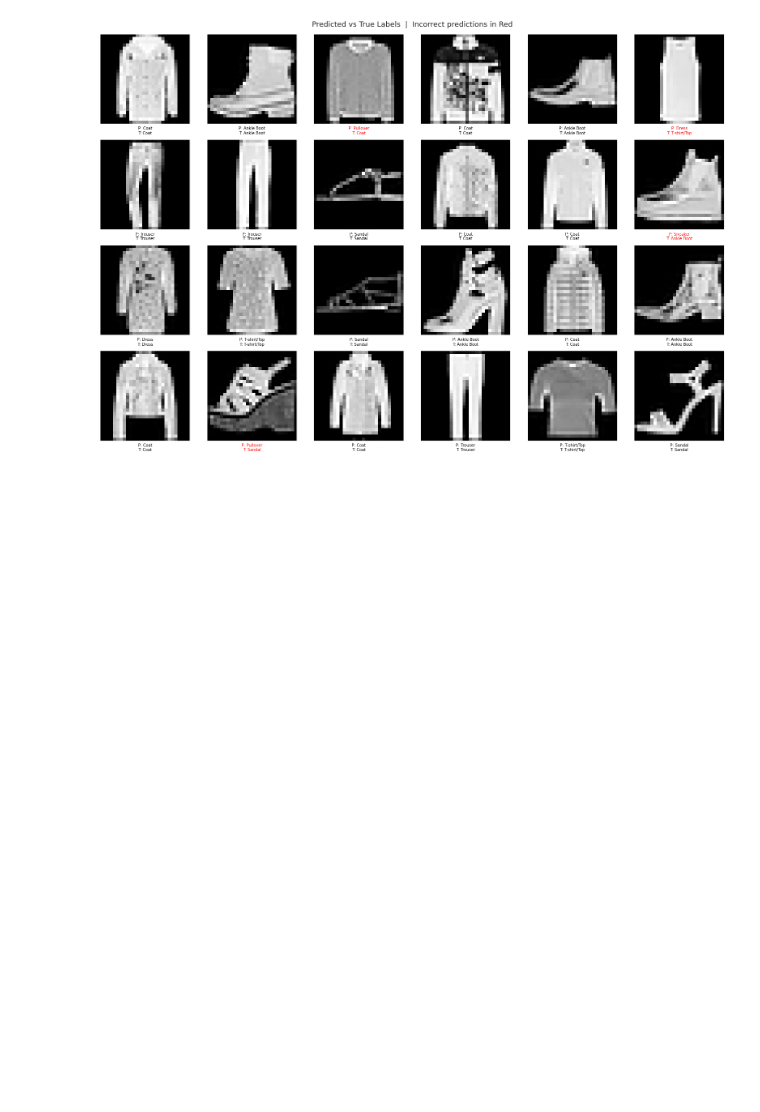
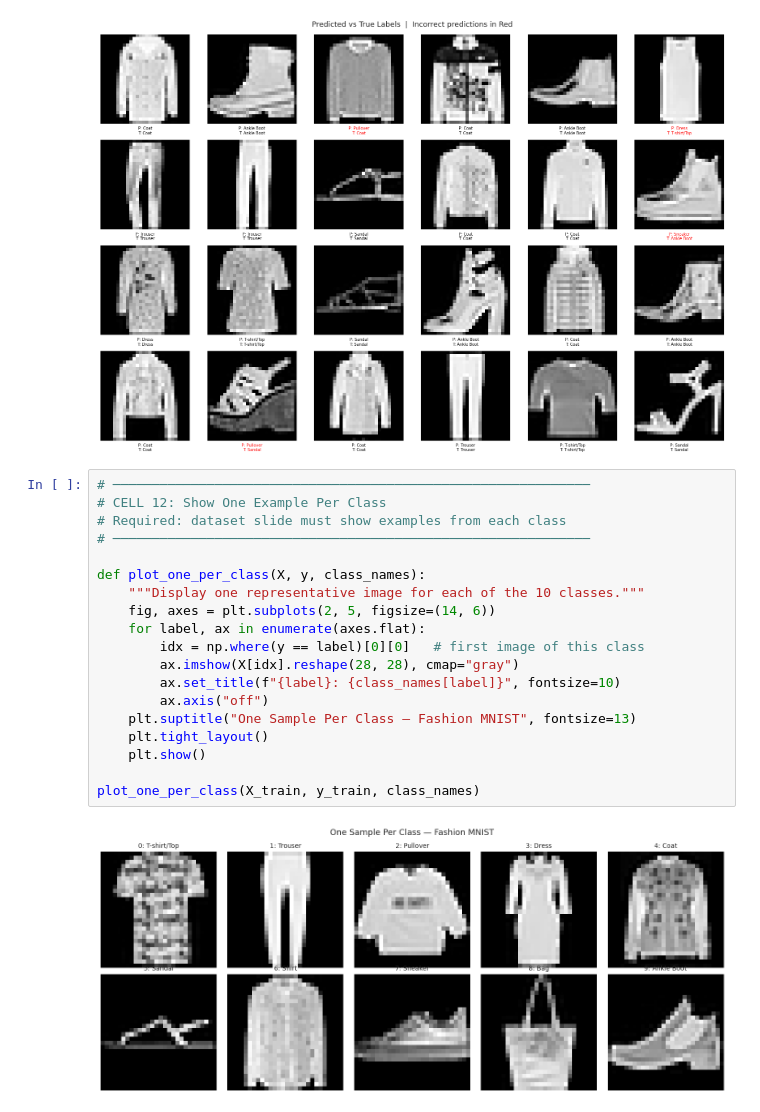
Before and after one commit to Norah-444/Machine-Learning-Project, a Jupyter notebook: FashionMNIST.ipynb, the cells around one changed output. Drawn from its saved outputs; the diff is of its cells as text; blank space fills up the shorter version.

```diff
--- a/FashionMNIST.ipynb
+++ b/FashionMNIST.ipynb
@@ -395,3 +395,24 @@ plt.tight_layout()
 plt.show()
 # %% [output]
 [figure]
+# %%
+# ─────────────────────────────────────────────────────────────
+# CELL 12: Show One Example Per Class
+# Required: dataset slide must show examples from each class
+# ─────────────────────────────────────────────────────────────
+
+def plot_one_per_class(X, y, class_names):
+    """Display one representative image for each of the 10 classes."""
+    fig, axes = plt.subplots(2, 5, figsize=(14, 6))
+    for label, ax in enumerate(axes.flat):
+        idx = np.where(y == label)[0][0]   # first image of this class
+        ax.imshow(X[idx].reshape(28, 28), cmap="gray")
+        ax.set_title(f"{label}: {class_names[label]}", fontsize=10)
+        ax.axis("off")
+    plt.suptitle("One Sample Per Class — Fashion MNIST", fontsize=13)
+    plt.tight_layout()
+    plt.show()
+
+plot_one_per_class(X_train, y_train, class_names)
+# %% [output]
+[figure, added]
```
Also changed, not shown: parts of 2 cells of this notebook.
